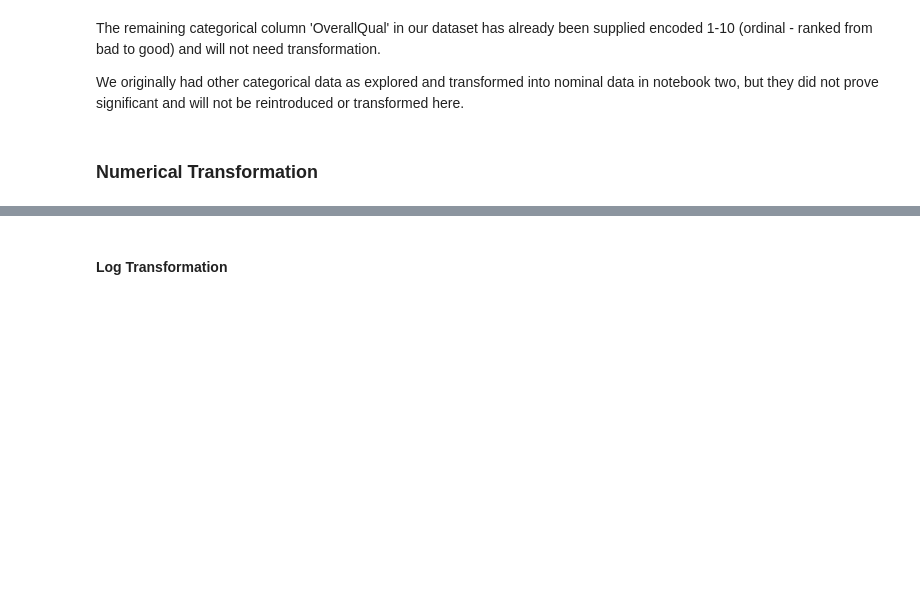
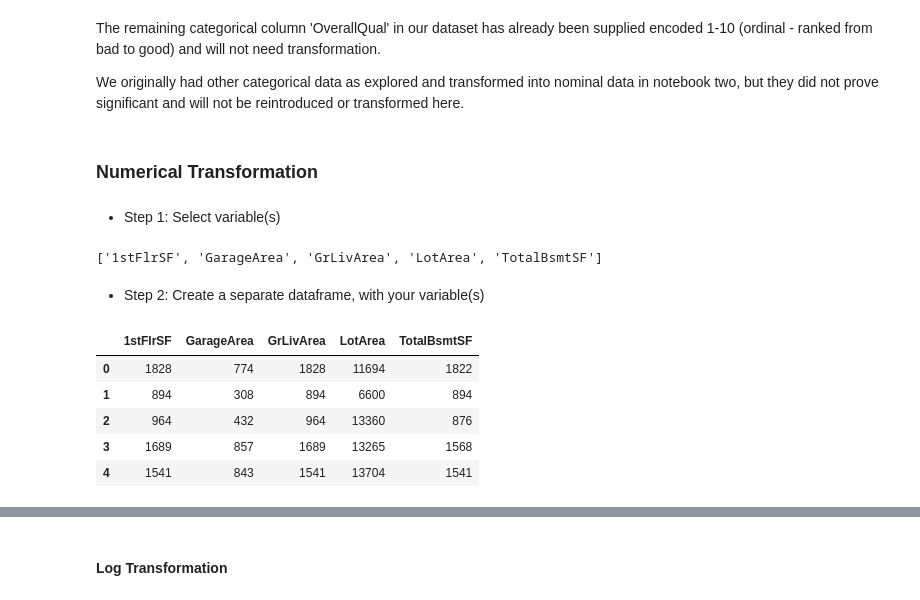
Before and after one commit to Code-Institute-Submissions/modonohoe-data-analytics-housing-project, a Jupyter notebook: jupyter_notebooks/04 - Feature Engineering.ipynb, the cells around one changed output, grey strips where cells are left out. Saved outputs shown, nothing was run; the diff lists cells and outputs as text; code cells hidden in the pictures; blank space fills up the shorter version.

```diff
--- a/jupyter_notebooks/04 - Feature Engineering.ipynb
+++ b/jupyter_notebooks/04 - Feature Engineering.ipynb
@@ -418,3 +459,27 @@ The remaining categorical column 'OverallQual' in our dataset has already been s
 We originally had other categorical data as explored and transformed into nominal data in notebook two, but they did not prove significant and will not be reintroduced or transformed here.
 # %% [markdown]
 ### Numerical Transformation
+# %% [markdown]
+* Step 1: Select variable(s)
+# %%
+variables_engineering = ['1stFlrSF',
+                    'GarageArea',
+                    'GrLivArea',
+                    'LotArea',
+                    'TotalBsmtSF']
+variables_engineering
+# %% [output]
+['1stFlrSF', 'GarageArea', 'GrLivArea', 'LotArea', 'TotalBsmtSF']
+# %% [markdown]
+* Step 2: Create a separate dataframe, with your variable(s)
+# %%
+
+df_engineering = TrainSet[variables_engineering].copy()
+df_engineering.head()
+# %% [output]
+|  | 1stFlrSF | GarageArea | GrLivArea | LotArea | TotalBsmtSF |
+| 0 | 1828 | 774 | 1828 | 11694 | 1822 |
+| 1 | 894 | 308 | 894 | 6600 | 894 |
+| 2 | 964 | 432 | 964 | 13360 | 876 |
+| 3 | 1689 | 857 | 1689 | 13265 | 1568 |
+| 4 | 1541 | 843 | 1541 | 13704 | 1541 |
```
Also changed, not shown: parts of 15 cells of this notebook, 2 other files.
